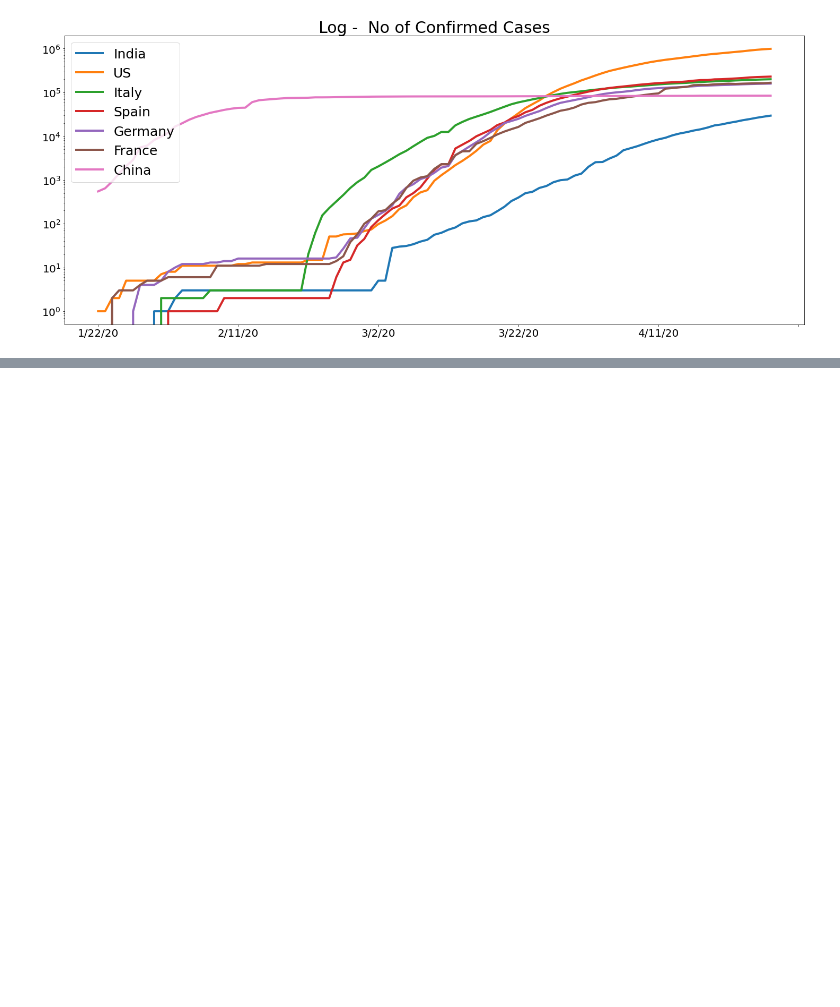
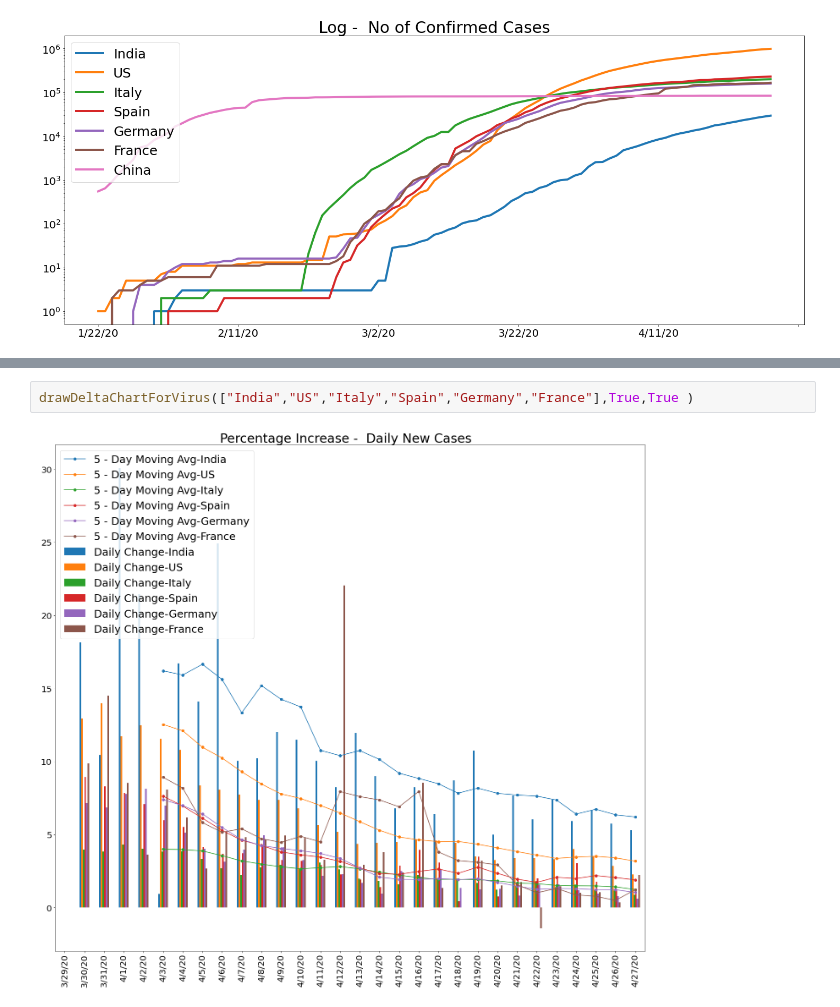
Before and after one commit to coolviki/corona_analysis, a Jupyter notebook: Corona_Analysis.ipynb, the cells around one changed output, grey strips where cells are left out. Drawn from its saved outputs; the diff is of its cells as text; blank space fills up the shorter version.

```diff
--- a/Corona_Analysis.ipynb
+++ b/Corona_Analysis.ipynb
@@ -103 +135,5 @@ drawDeltaChartForVirus(["India"],True,30)
+# %%
+drawDeltaChartForVirus(["India","US","Italy","Spain","Germany","France"],True,True )
+# %% [output]
+[figure, added]
 # %%
```
Also changed, not shown: parts of 8 cells of this notebook.
